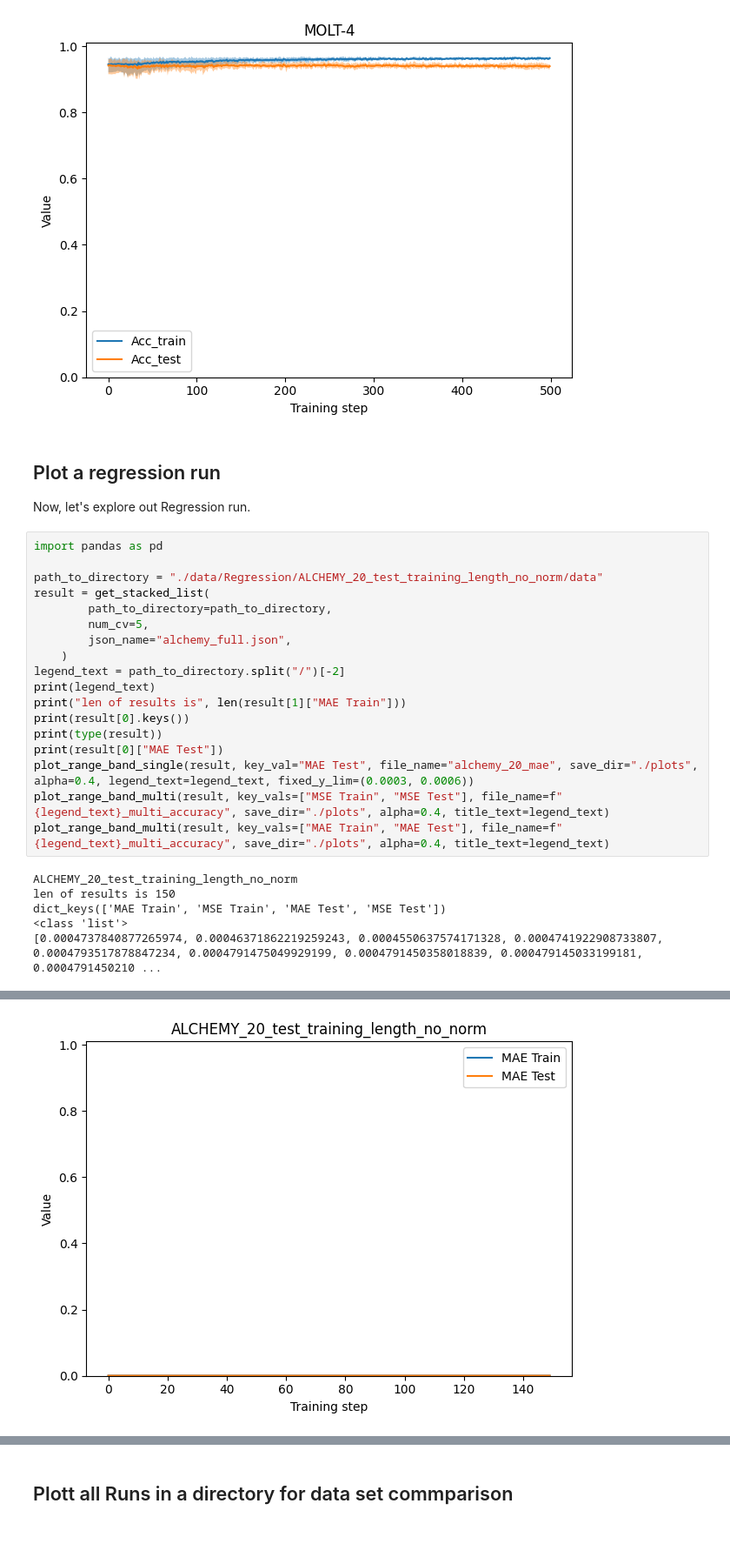
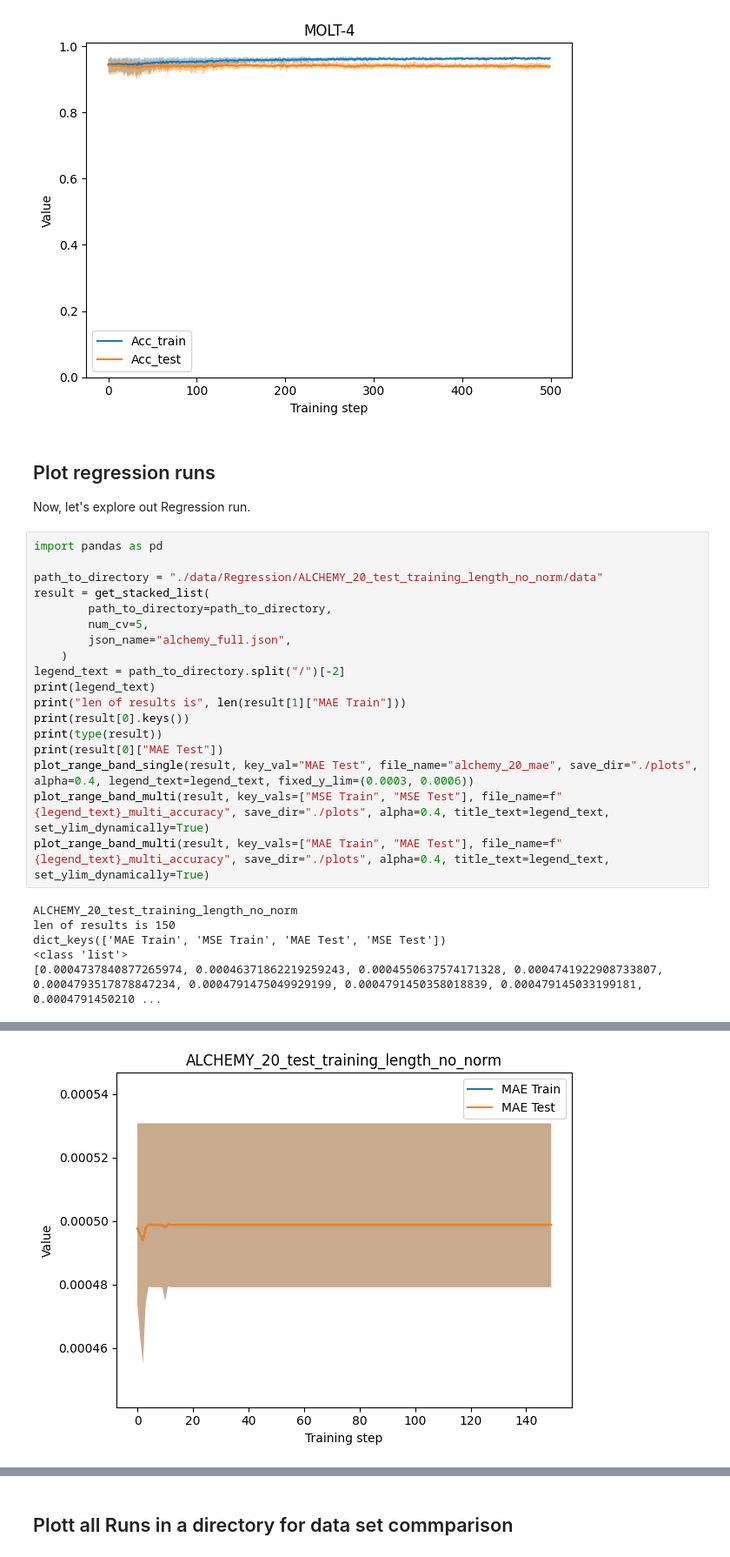
Before and after one commit to cap-jmk/carate-pwc, a Jupyter notebook: notebooks/Analysis.ipynb, the cells around one changed output, grey strips where cells are left out. Shown at 87% size. Drawn from its saved outputs; the diff is of its cells as text.

```diff
--- a/notebooks/Analysis.ipynb
+++ b/notebooks/Analysis.ipynb
@@ -38,7 +38,7 @@ plot_range_band_multi(result, key_vals=["Acc_train", "Acc_test"], file_name=f"{l
 # %% [output]
 [figure]
 # %% [markdown]
-## Plot a regression run
+## Plot regression runs
 
 Now, let's explore out Regression run.
 # %%
@@ -57,8 +57,8 @@ print(result[0].keys())
 print(type(result))
 print(result[0]["MAE Test"])
 plot_range_band_single(result, key_val="MAE Test", file_name="alchemy_20_mae", save_dir="./plots", alpha=0.4, legend_text=legend_text, fixed_y_lim=(0.0003, 0.0006))
-plot_range_band_multi(result, key_vals=["MSE Train", "MSE Test"], file_name=f"{legend_text}_multi_accuracy", save_dir="./plots", alpha=0.4, title_text=legend_text)
-plot_range_band_multi(result, key_vals=["MAE Train", "MAE Test"], file_name=f"{legend_text}_multi_accuracy", save_dir="./plots", alpha=0.4, title_text=legend_text)
+plot_range_band_multi(result, key_vals=["MSE Train", "MSE Test"], file_name=f"{legend_text}_multi_accuracy", save_dir="./plots", alpha=0.4, title_text=legend_text, set_ylim_dynamically=True)
+plot_range_band_multi(result, key_vals=["MAE Train", "MAE Test"], file_name=f"{legend_text}_multi_accuracy", save_dir="./plots", alpha=0.4, title_text=legend_text, set_ylim_dynamically=True)
 # %% [output]
 ALCHEMY_20_test_training_length_no_norm
 len of results is 150
@@ -70,4 +70,4 @@ dict_keys(['MAE Train', 'MSE Train', 'MAE Test', 'MSE Test'])
-[figure, old version]
+[figure, new version]
 # %%
 import pandas as pd
 
```
Also changed, not shown: parts of 3 cells of this notebook, 7 other files.
